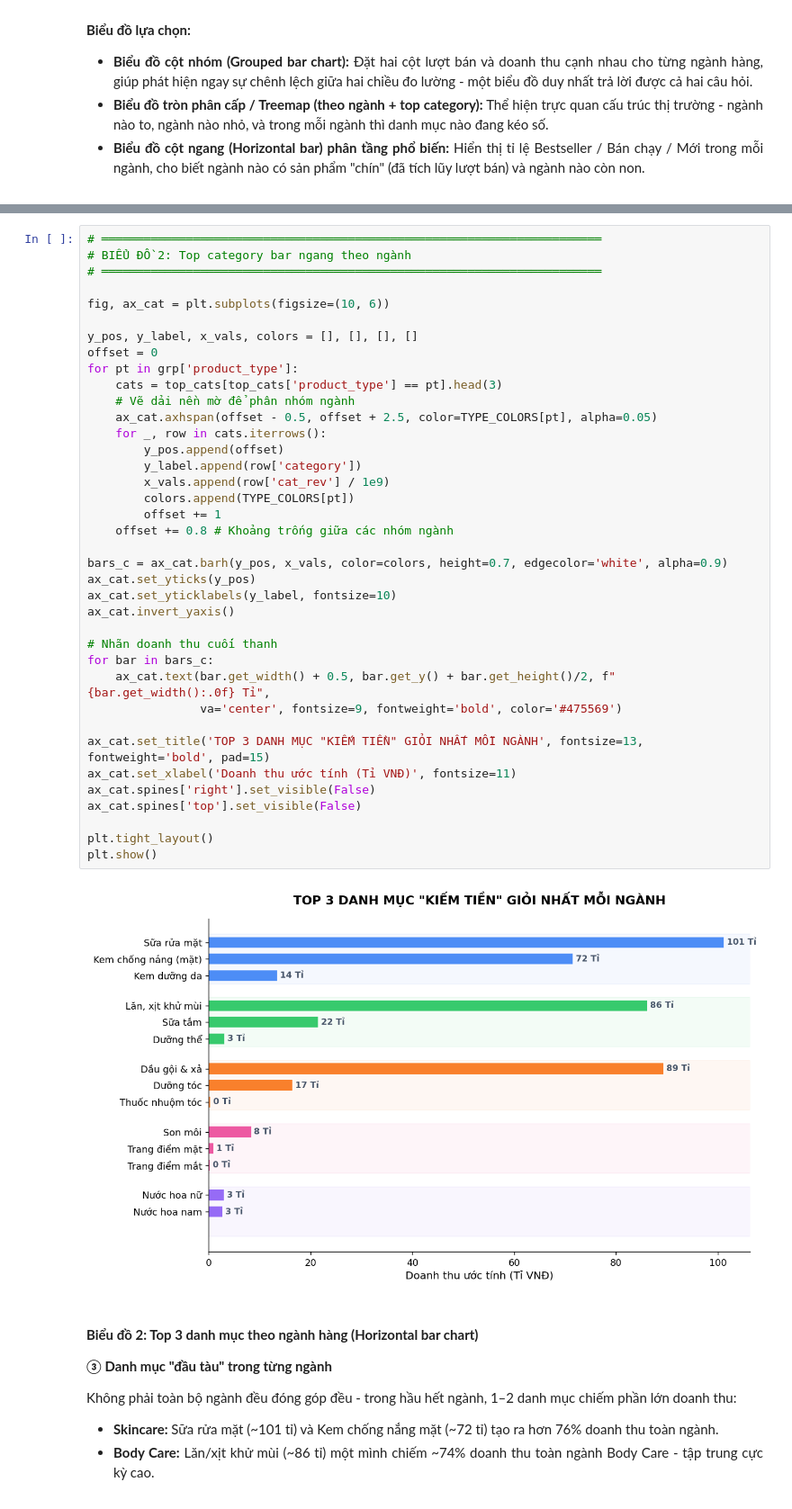
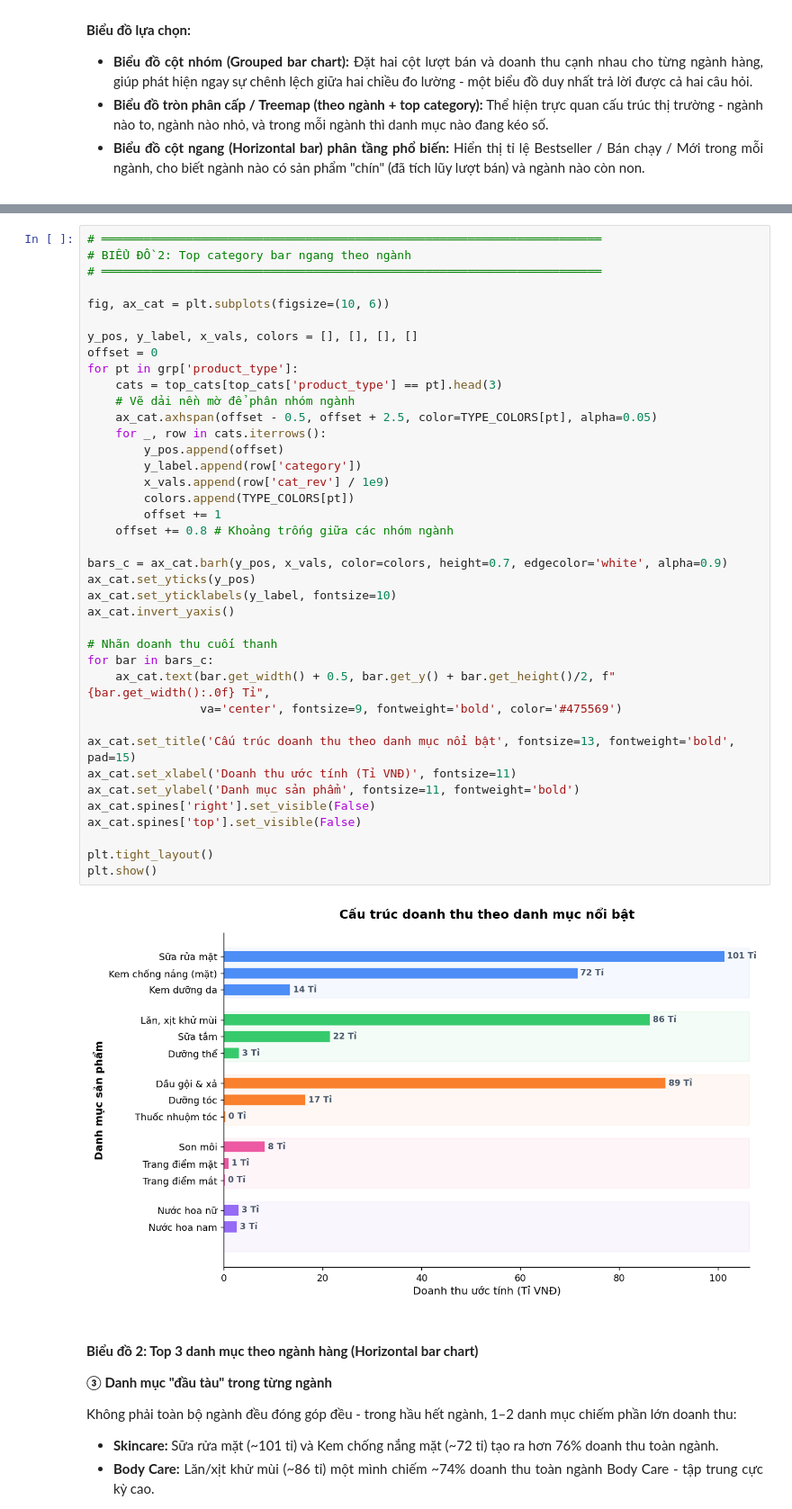
Before and after one commit to TrucHang676/TQH-LAB010-N5, a Jupyter notebook: notebooks/DataVisualization _ 23120201.ipynb, the cells around one changed output, grey strips where cells are left out. Shown at 90% size. Saved outputs shown, nothing was run; the diff lists cells and outputs as text.

```diff
--- a/notebooks/DataVisualization _ 23120201.ipynb
+++ b/notebooks/DataVisualization _ 23120201.ipynb
@@ -461,35 +460,36 @@ y_pos, y_label, x_vals, colors = [], [], [], []
 offset = 0
 for pt in grp['product_type']:
     cats = top_cats[top_cats['product_type'] == pt].head(3)
     # Vẽ dải nền mờ để phân nhóm ngành
     ax_cat.axhspan(offset - 0.5, offset + 2.5, color=TYPE_COLORS[pt], alpha=0.05)
     for _, row in cats.iterrows():
         y_pos.append(offset)
         y_label.append(row['category'])
         x_vals.append(row['cat_rev'] / 1e9)
         colors.append(TYPE_COLORS[pt])
         offset += 1
     offset += 0.8 # Khoảng trống giữa các nhóm ngành
 
 bars_c = ax_cat.barh(y_pos, x_vals, color=colors, height=0.7, edgecolor='white', alpha=0.9)
 ax_cat.set_yticks(y_pos)
 ax_cat.set_yticklabels(y_label, fontsize=10)
 ax_cat.invert_yaxis()
 
 # Nhãn doanh thu cuối thanh
 for bar in bars_c:
     ax_cat.text(bar.get_width() + 0.5, bar.get_y() + bar.get_height()/2, f"{bar.get_width():.0f} Tỉ",
                 va='center', fontsize=9, fontweight='bold', color='#475569')
 
-ax_cat.set_title('TOP 3 DANH MỤC "KIẾM TIỀN" GIỎI NHẤT MỖI NGÀNH', fontsize=13, fontweight='bold', pad=15)
+ax_cat.set_title('Cấu trúc doanh thu theo danh mục nổi bật', fontsize=13, fontweight='bold', pad=15)
 ax_cat.set_xlabel('Doanh thu ước tính (Tỉ VNĐ)', fontsize=11)
+ax_cat.set_ylabel('Danh mục sản phẩm', fontsize=11, fontweight='bold')
 ax_cat.spines['right'].set_visible(False)
 ax_cat.spines['top'].set_visible(False)
 
 plt.tight_layout()
 plt.show()
 # %% [output]
-[figure, old version]
+[figure, new version]
 # %% [markdown]
 #### **Biểu đồ 2: Top 3 danh mục theo ngành hàng (Horizontal bar chart)**
 
```
Also changed, not shown: parts of 8 cells of this notebook.
